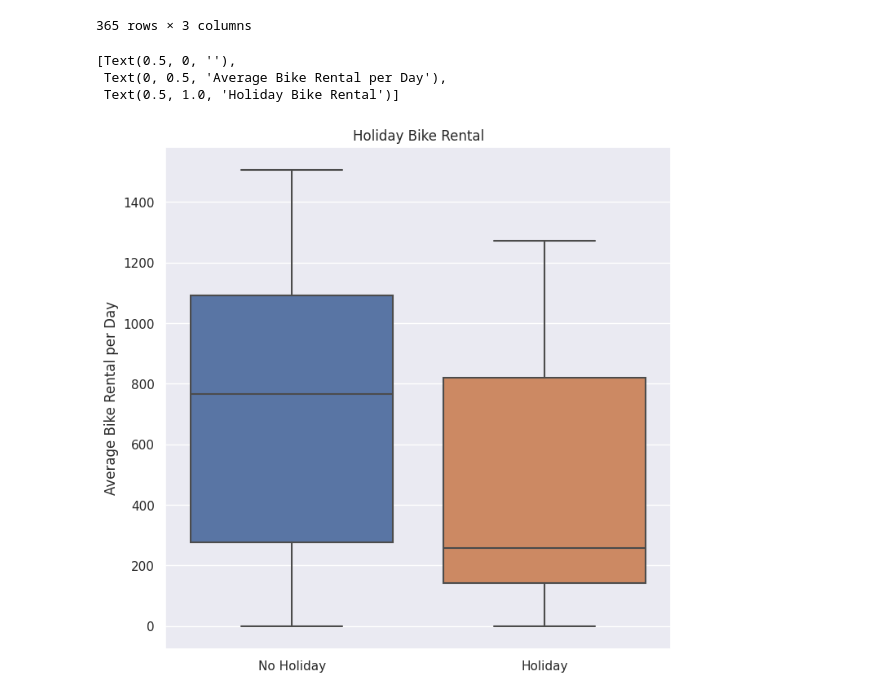
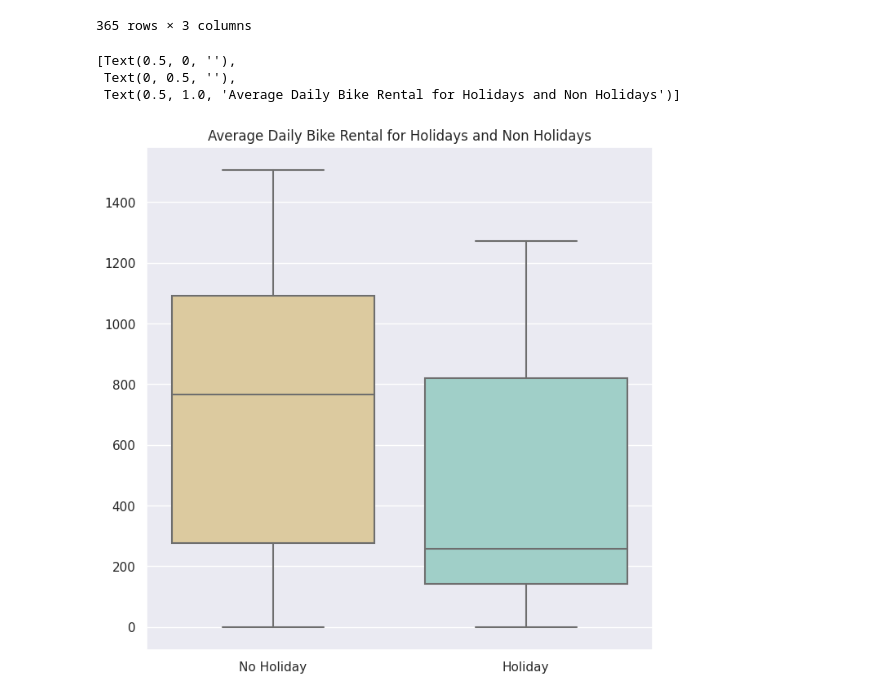
Before and after one commit to patricia-amos/Portfolio, a Jupyter notebook: Seoul_Bike.ipynb, the cells around one changed output. Saved outputs shown, nothing was run; the diff lists cells and outputs as text; code cells hidden in the pictures.

```diff
--- a/Seoul_Bike.ipynb
+++ b/Seoul_Bike.ipynb
@@ -494,10 +494,10 @@ holiday_rentals
 # %%
 #Creating a box plot comparing bike rentals during Holidays and non holidays
 
 plt.figure(figsize=(8, 8))
-sns.boxplot(data=holiday_rentals, x="Holiday", y="Rented Bike Count").set(xlabel=None, ylabel = 'Average Bike Rental per Day', title = 'Holiday Bike Rental')
+sns.boxplot(data=holiday_rentals, x="Holiday", y="Rented Bike Count", palette='BrBG').set(xlabel=None, ylabel = None, title = 'Average Daily Bike Rental for Holidays and Non Holidays')
 # %% [output]
 [Text(0.5, 0, ''),
- Text(0, 0.5, 'Average Bike Rental per Day'),
- Text(0.5, 1.0, 'Holiday Bike Rental')]
+ Text(0, 0.5, ''),
+ Text(0.5, 1.0, 'Average Daily Bike Rental for Holidays and Non Holidays')]
-[figure, old version]
+[figure, new version]
```
